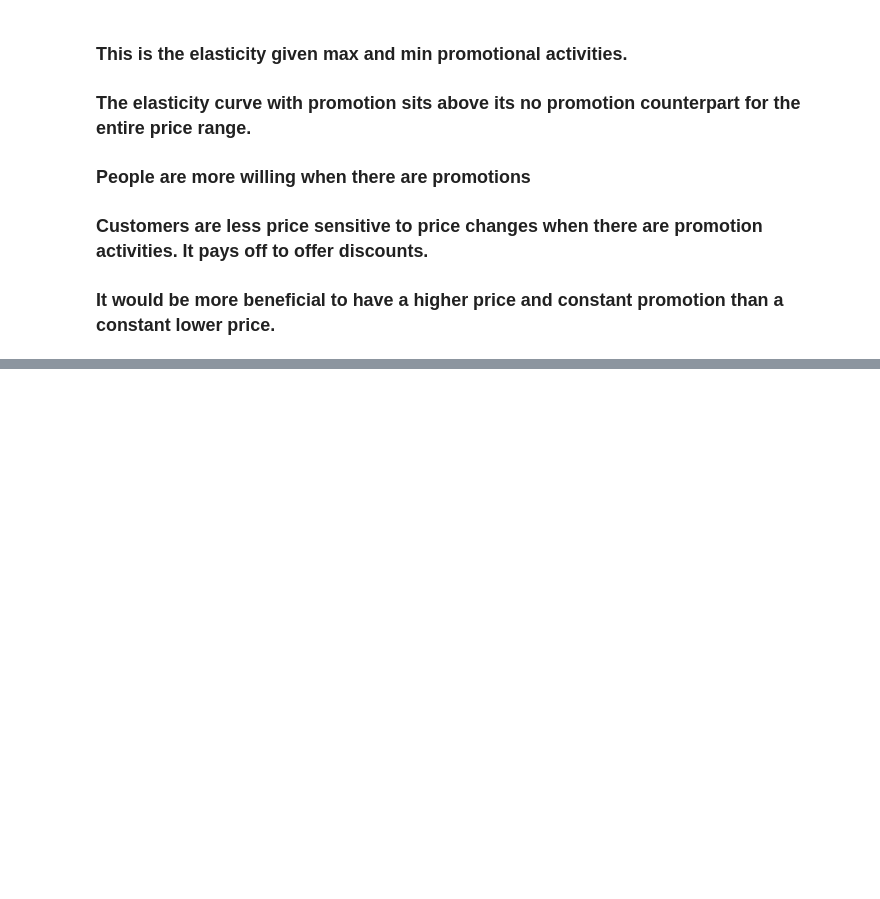
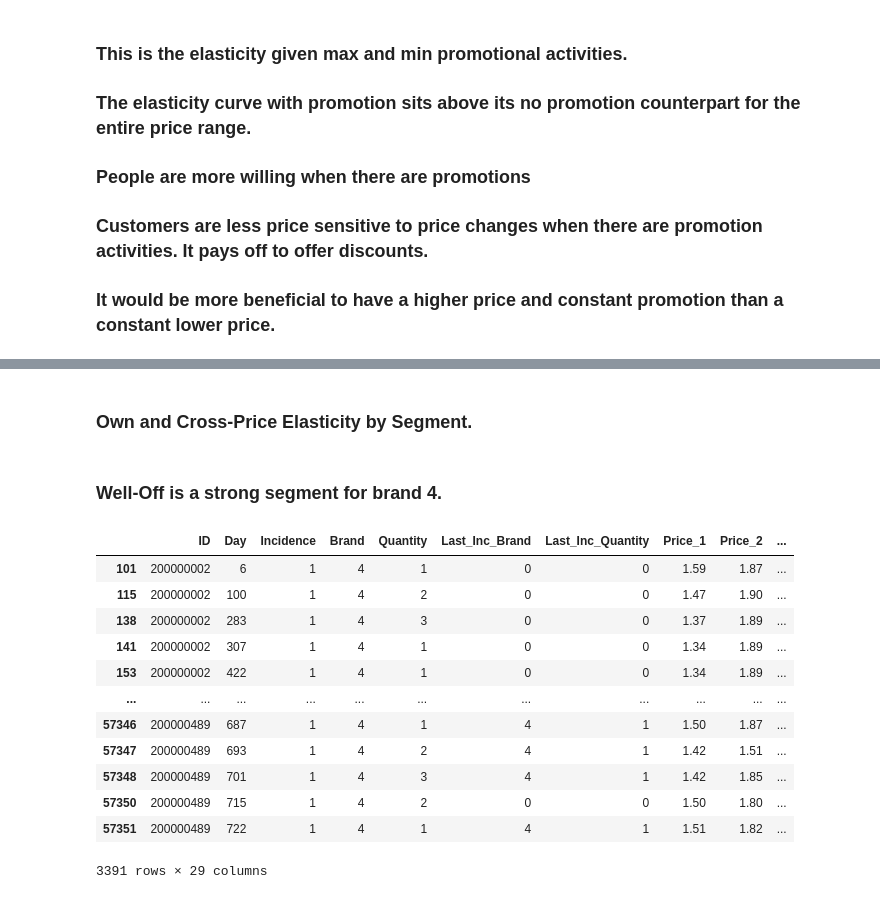
Before and after one commit to JuanD5/Machine-learning-projects, a Jupyter notebook: Clustering projects/Customer Analytics/main_customer_analytics_365_datascience.ipynb, the cells around one changed output, grey strips where cells are left out. Cells and saved outputs as stored; diff of their text form; code cells hidden in the pictures; blank space fills up the shorter version.

```diff
--- a/Clustering projects/Customer Analytics/main_customer_analytics_365_datascience.ipynb
+++ b/Clustering projects/Customer Analytics/main_customer_analytics_365_datascience.ipynb
@@ -1514,0 +1744,22 @@ Text(0.5, 1.0, 'Price Elasticity of Purchase Probability with and without Promot
+# %% [markdown]
+### **Own and Cross-Price Elasticity by Segment.**
+# %% [markdown]
+### Well-Off is a strong segment for brand 4.
+# %%
+brand_choice_s3 = df_pa[df_pa['Incidence']==1]
+brand_choice_s3 = brand_choice_s3[brand_choice_s3['Segment']==3]
+brand_choice_s3
+# %% [output]
+|  | ID | Day | Incidence | Brand | Quantity | Last_Inc_Brand | Last_Inc_Quantity | Price_1 | Price_2 | ... |
+| 101 | 200000002 | 6 | 1 | 4 | 1 | 0 | 0 | 1.59 | 1.87 | ... |
+| 115 | 200000002 | 100 | 1 | 4 | 2 | 0 | 0 | 1.47 | 1.90 | ... |
+| 138 | 200000002 | 283 | 1 | 4 | 3 | 0 | 0 | 1.37 | 1.89 | ... |
+| 141 | 200000002 | 307 | 1 | 4 | 1 | 0 | 0 | 1.34 | 1.89 | ... |
+| 153 | 200000002 | 422 | 1 | 4 | 1 | 0 | 0 | 1.34 | 1.89 | ... |
+| ... | ... | ... | ... | ... | ... | ... | ... | ... | ... | ... |
+| 57346 | 200000489 | 687 | 1 | 4 | 1 | 4 | 1 | 1.50 | 1.87 | ... |
+| 57347 | 200000489 | 693 | 1 | 4 | 2 | 4 | 1 | 1.42 | 1.51 | ... |
+| 57348 | 200000489 | 701 | 1 | 4 | 3 | 4 | 1 | 1.42 | 1.85 | ... |
+| 57350 | 200000489 | 715 | 1 | 4 | 2 | 0 | 0 | 1.50 | 1.80 | ... |
+| 57351 | 200000489 | 722 | 1 | 4 | 1 | 4 | 1 | 1.51 | 1.82 | ... |
+3391 rows × 29 columns
```
Also changed, not shown: parts of 48 cells of this notebook, 6 other files.
